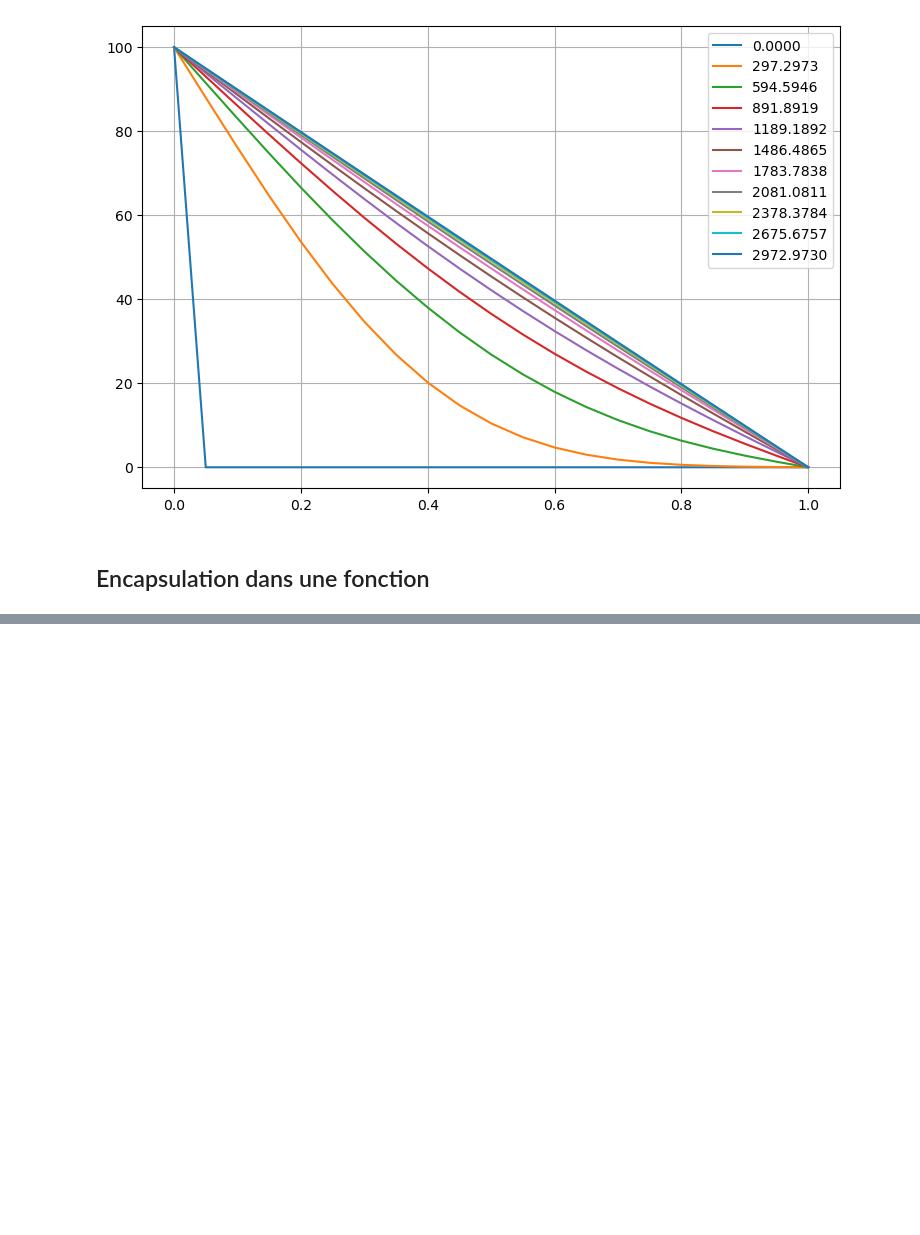
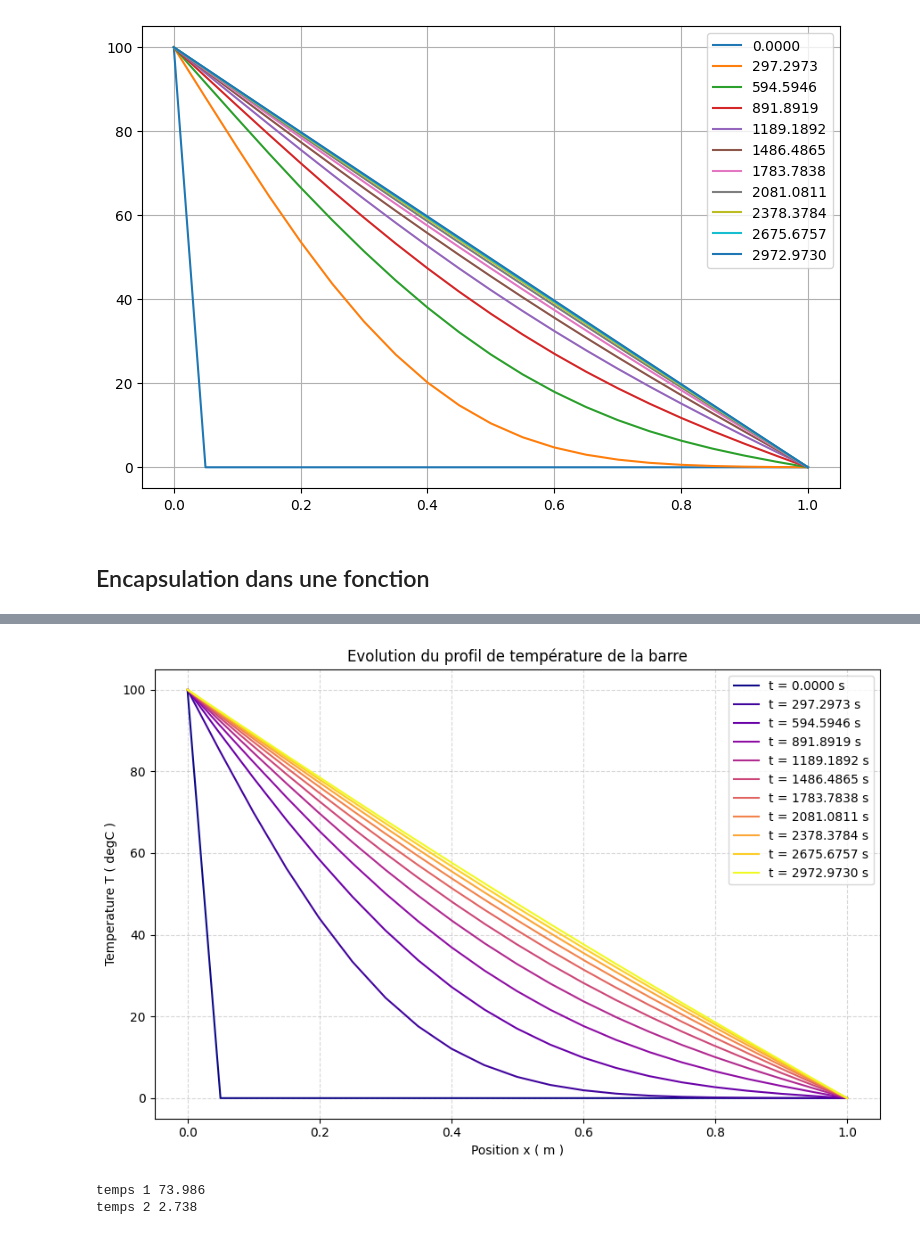
Before and after one commit to Amipha/outils-num, a Jupyter notebook: TP1.ipynb, the cells around one changed output, grey strips where cells are left out. Saved outputs shown, nothing was run; the diff lists cells and outputs as text; code cells hidden in the pictures; blank space fills up the shorter version.

```diff
--- a/TP1.ipynb
+++ b/TP1.ipynb
@@ -193,0 +194,60 @@ Tracer_T_x(x,t_save,T_save)
+# %%
+def simulation_chaleur_vect (L , alpha , N , r , t_fin ,T_gauche , T_droite , T_init , save_frac = 10) :
+    """
+    Resout l ’ equation de la chaleur 1 D par schema FTCS
+    ( version vectorisee NumPy ) .
+    Parametres
+    - - - - - - - - -
+    L : longueur de la barre ( m )
+    alpha : diffusivite thermique ( m ^2 / s )
+    N : nombre d ’ intervalles spatiaux
+    r : nombre de Fourier discret ( r <= 0.5)
+    t_fin : duree totale de simulation ( s )
+    T_gauche : temperature a x = 0 ( degC )
+    T_droite : temperature a x = L ( degC )
+    T_init : temperature initiale uniforme ( degC )
+    save_frac : fraction de pas de temps a sauvegarder
+    Retourne
+    - - - - - - - -
+    x , t_save , T_save
+    """
+    dx = L / N
+    dt = r * dx ** 2 / alpha
+    nt = int ( t_fin / dt )
+
+    x = np . linspace (0 , L , N + 1)
+    T = np . ones ( N + 1) * T_init
+    T [0] = T_gauche
+    T [ - 1] = T_droite
+    save_every = max (1 , nt // save_frac )
+    T_save , t_save = [ T . copy () ] , [0.0]
+
+    for n in range ( nt ) :
+        # Version vectorisee : une seule ligne !
+        T [1: - 1] = T [1: - 1] + r * ( T [2:] - 2 * T [1: - 1] + T [: - 2])
+        # T [0] et T [ - 1] ne sont pas modifies ( CL preservees )
+        if ( n + 1) % save_every == 0:
+            T_save . append ( T . copy () )
+            t_save . append (( n + 1) * dt )
+
+    return x , np . array ( t_save ) , np . array ( T_save )
+
+x,t_save,T_save = simulation_chaleur_vect(L, alpha, N, r, t_fin, T_gauche, T_droite, T_init, save_frac=10)
+
+Tracer_T_x(x,t_save,T_save)
+# %% [output]
+[figure, added]
+# %%
+"""import time
+debut = time.time()
+x,t_save,T_save = simulation_chaleur(L, alpha, 400, r, t_fin, T_gauche, T_droite, T_init, save_frac=10)
+fin = time.time()
+print(f'temps 1 {fin-debut:.3f}')
+
+debut = time.time()
+x,t_save,T_save = simulation_chaleur_vect(L, alpha, 400, r, t_fin, T_gauche, T_droite, T_init, save_frac=10)
+fin = time.time()
+print(f'temps 2 {fin-debut:.3f}')"""
+# %% [output]
+temps 1 73.986
+temps 2 2.738
```
Also changed, not shown: parts of 1 cell of this notebook.
